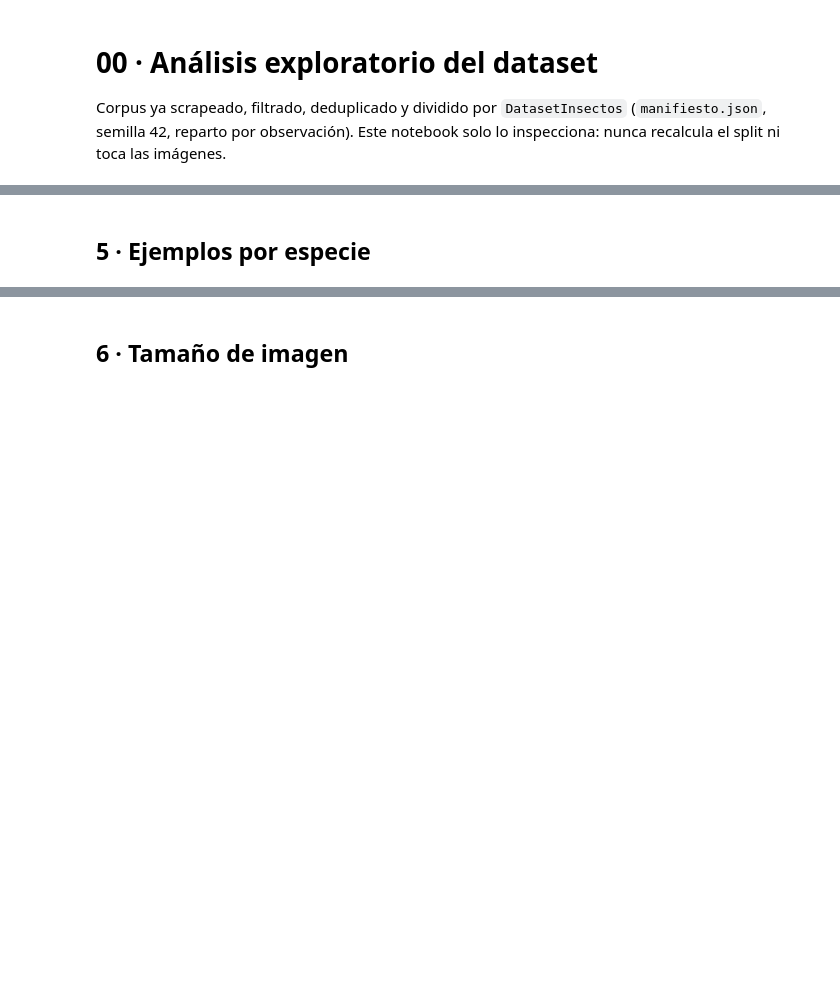
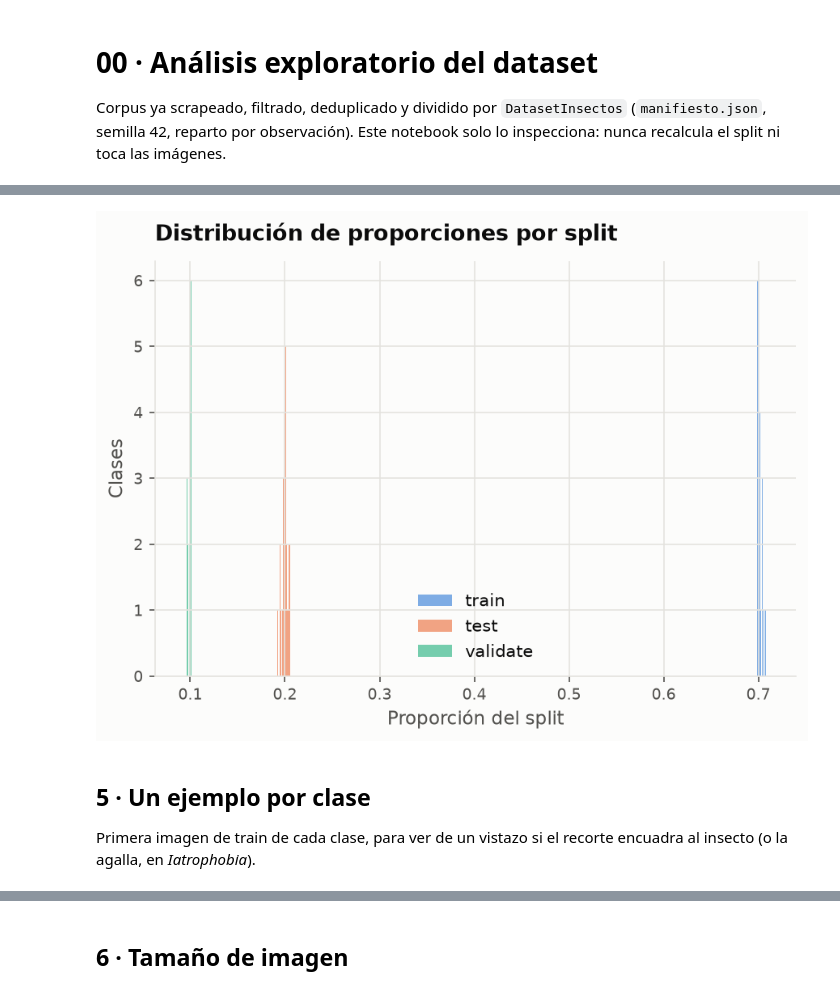
Before and after one commit to santiagoortizc/InsectModeling, a Jupyter notebook: notebooks/00_eda.ipynb, the cells around one changed output, grey strips where cells are left out. Saved outputs shown, nothing was run; the diff lists cells and outputs as text; code cells hidden in the pictures; blank space fills up the shorter version.

```diff
--- a/notebooks/00_eda.ipynb
+++ b/notebooks/00_eda.ipynb
@@ -78,16 +138,21 @@ proporciones[["especie", "total", "train_pct", "test_pct", "validate_pct"]].desc
 # %%
 applyStyle()
 fig, ax = plt.subplots(figsize=(6, 4.5))
 for col, color, label in (
     ("train_pct", SERIE_1, "train"),
     ("test_pct", SERIE_2, "test"),
     ("validate_pct", SERIE_3, "validate"),
 ):
     ax.hist(proporciones[col], bins=20, color=color, alpha=0.6, label=label)
-ax.set(xlabel="Proporción del split", ylabel="Especies", title="Distribución de proporciones por split")
+ax.set(xlabel="Proporción del split", ylabel="Clases", title="Distribución de proporciones por split")
 ax.legend()
 fig.tight_layout()
 plt.show()
+# %% [output]
+[figure, added]
 # %% [markdown]
-## 5 · Ejemplos por especie
+## 5 · Un ejemplo por clase
+
+Primera imagen de train de cada clase, para ver de un vistazo si el recorte
+encuadra al insecto (o la agalla, en *Iatrophobia*).
 # %%
```
Also changed, not shown: parts of 17 cells of this notebook, 1 other file.
